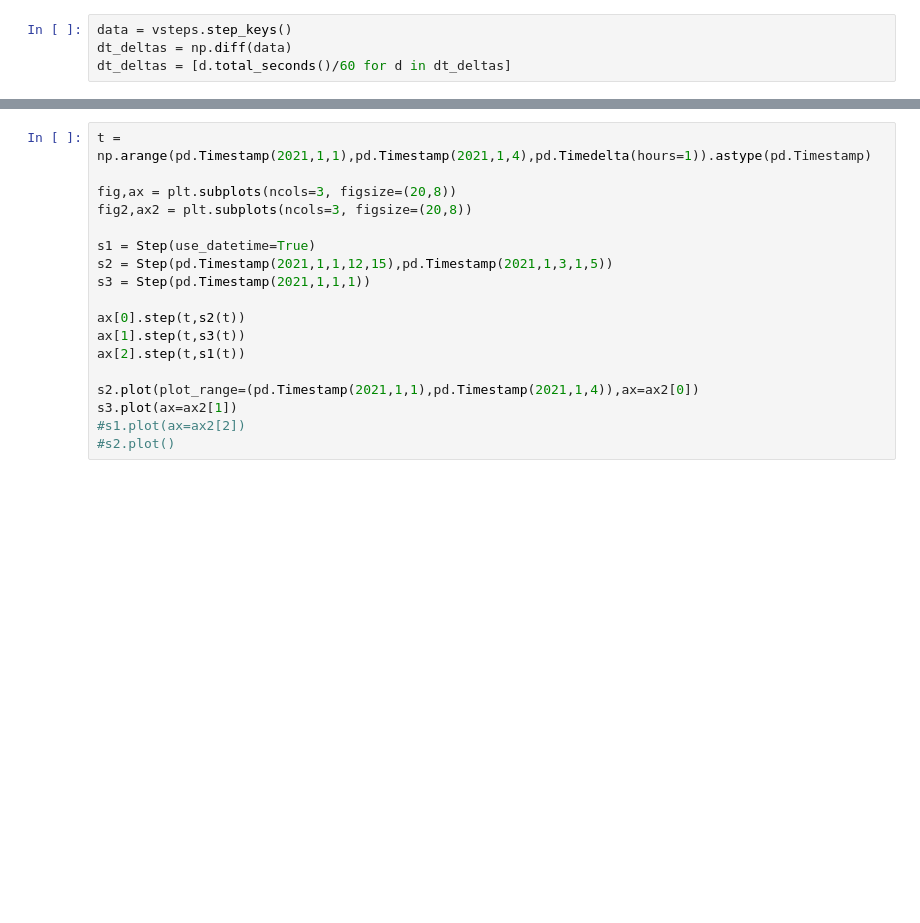
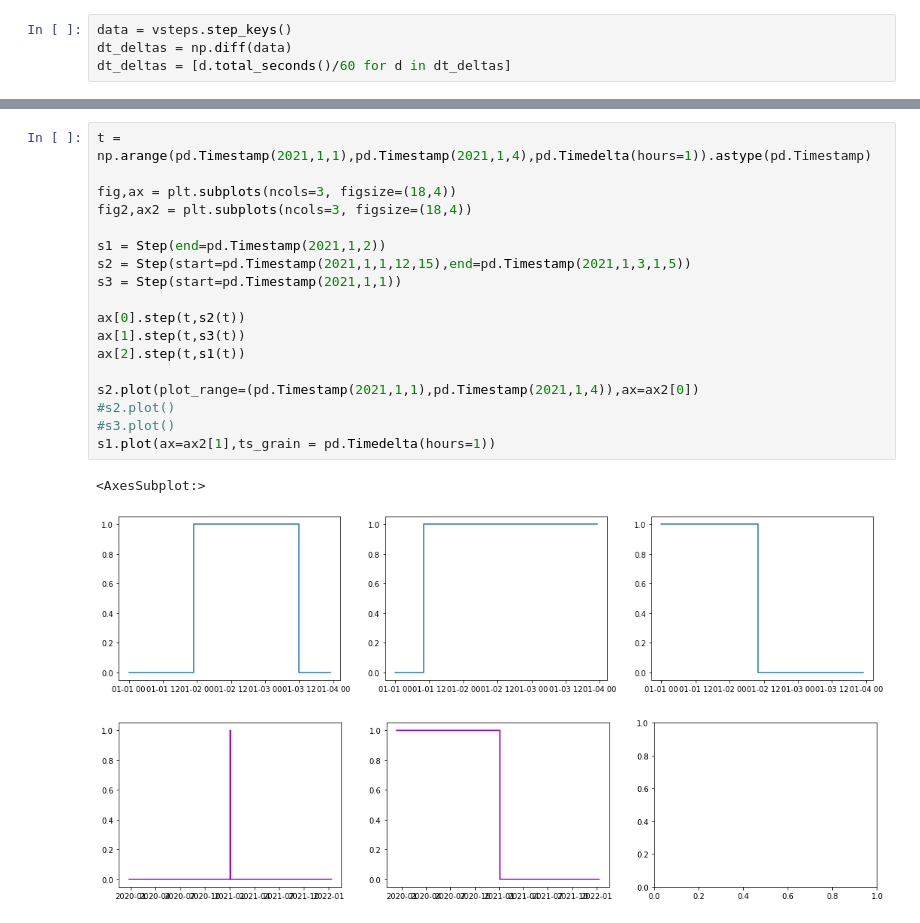
Before and after one commit to probability/topicmodelunderstanding, a Jupyter notebook: Notebooks/Time Delta.ipynb, the cells around one changed output, grey strips where cells are left out. Saved outputs shown, nothing was run; the diff lists cells and outputs as text; blank space fills up the shorter version.

```diff
--- a/Notebooks/Time Delta.ipynb
+++ b/Notebooks/Time Delta.ipynb
@@ -25,18 +17,22 @@ sns.histplot(x=dt_deltas)
 # %%
 t = np.arange(pd.Timestamp(2021,1,1),pd.Timestamp(2021,1,4),pd.Timedelta(hours=1)).astype(pd.Timestamp)
 
-fig,ax = plt.subplots(ncols=3, figsize=(20,8))
-fig2,ax2 = plt.subplots(ncols=3, figsize=(20,8))
+fig,ax = plt.subplots(ncols=3, figsize=(18,4))
+fig2,ax2 = plt.subplots(ncols=3, figsize=(18,4))
 
-s1 = Step(use_datetime=True)
-s2 = Step(pd.Timestamp(2021,1,1,12,15),pd.Timestamp(2021,1,3,1,5))
-s3 = Step(pd.Timestamp(2021,1,1,1))
+s1 = Step(end=pd.Timestamp(2021,1,2))
+s2 = Step(start=pd.Timestamp(2021,1,1,12,15),end=pd.Timestamp(2021,1,3,1,5))
+s3 = Step(start=pd.Timestamp(2021,1,1))
 
 ax[0].step(t,s2(t))
 ax[1].step(t,s3(t))
 ax[2].step(t,s1(t))
 
 s2.plot(plot_range=(pd.Timestamp(2021,1,1),pd.Timestamp(2021,1,4)),ax=ax2[0])
-s3.plot(ax=ax2[1])
-#s1.plot(ax=ax2[2])
 #s2.plot()
+#s3.plot()
+s1.plot(ax=ax2[1],ts_grain = pd.Timedelta(hours=1))
+# %% [output]
+<AxesSubplot:>
+[figure, added]
+[figure, added]
```
Also changed, not shown: parts of 4 cells of this notebook, 4 other files.
